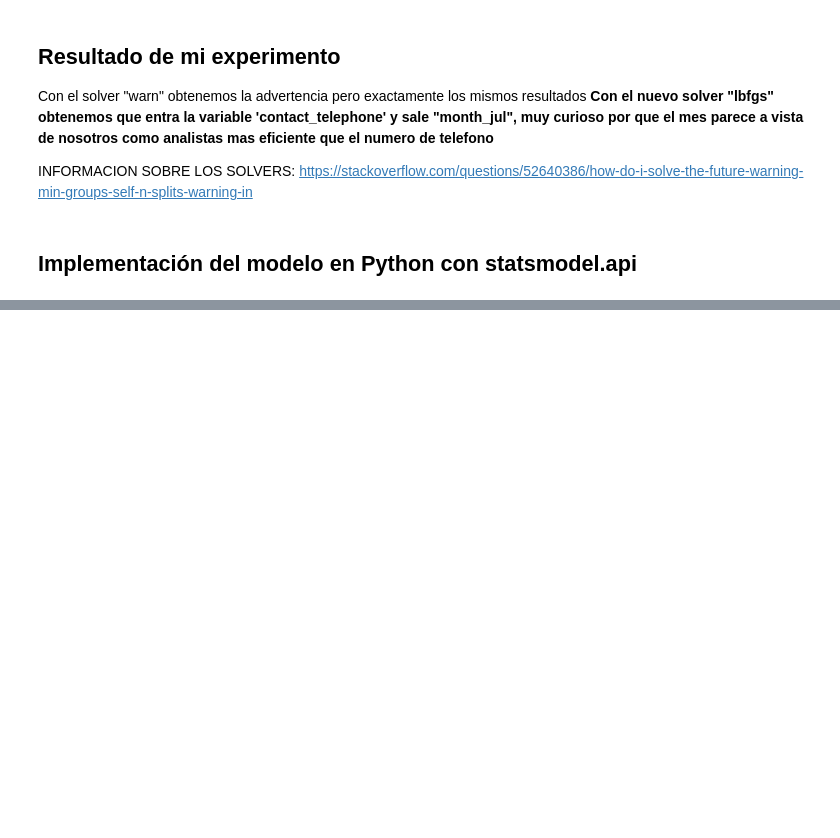
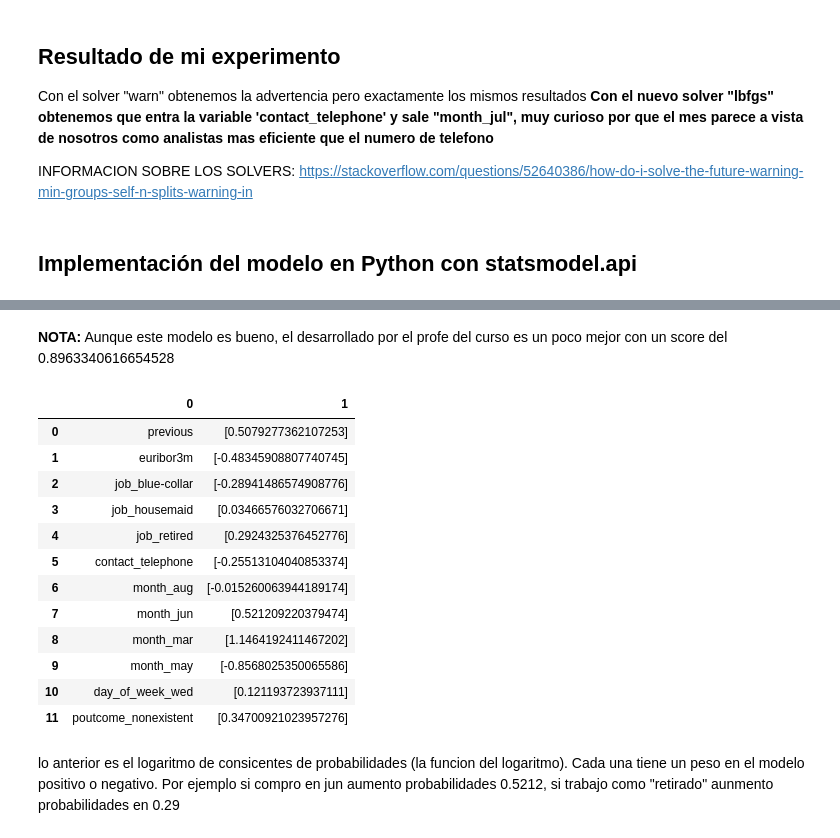
Before and after one commit to Karenahv/python-ml-curso, a Jupyter notebook: notebooks/MisEjercicios/[MIO]T5 - 3 - Logistic Regression - Implementación con Python.ipynb, the cells around one changed output, grey strips where cells are left out. Cells and saved outputs as stored; diff of their text form; code cells hidden in the pictures; blank space fills up the shorter version.

```diff
--- a/notebooks/MisEjercicios/[MIO]T5 - 3 - Logistic Regression - Implementación con Python.ipynb
+++ b/notebooks/MisEjercicios/[MIO]T5 - 3 - Logistic Regression - Implementación con Python.ipynb
@@ -438,0 +526,20 @@ INFORMACION SOBRE LOS SOLVERS: https://stackoverflow.com/questions/52640386/how-
+# %% [markdown]
+**NOTA:** Aunque este modelo es bueno, el desarrollado por el profe del curso es un poco mejor con un score del 0.8963340616654528
+# %%
+pd.DataFrame(list(zip(X.columns, np.transpose(logit_model.coef_))))
+# %% [output]
+|  | 0 | 1 |
+| 0 | previous | [0.5079277362107253] |
+| 1 | euribor3m | [-0.48345908807740745] |
+| 2 | job_blue-collar | [-0.28941486574908776] |
+| 3 | job_housemaid | [0.03466576032706671] |
+| 4 | job_retired | [0.2924325376452776] |
+| 5 | contact_telephone | [-0.25513104040853374] |
+| 6 | month_aug | [-0.015260063944189174] |
+| 7 | month_jun | [0.521209220379474] |
+| 8 | month_mar | [1.1464192411467202] |
+| 9 | month_may | [-0.8568025350065586] |
+| 10 | day_of_week_wed | [0.121193723937111] |
+| 11 | poutcome_nonexistent | [0.34700921023957276] |
+# %% [markdown]
+lo anterior es el logaritmo de consicentes de probabilidades (la funcion del logaritmo). Cada una tiene un peso en el modelo positivo o negativo. Por ejemplo si compro en jun aumento probabilidades 0.5212, si trabajo como "retirado" aunmento probabilidades en 0.29
```
Also changed, not shown: parts of 13 cells of this notebook, 1 other file.
